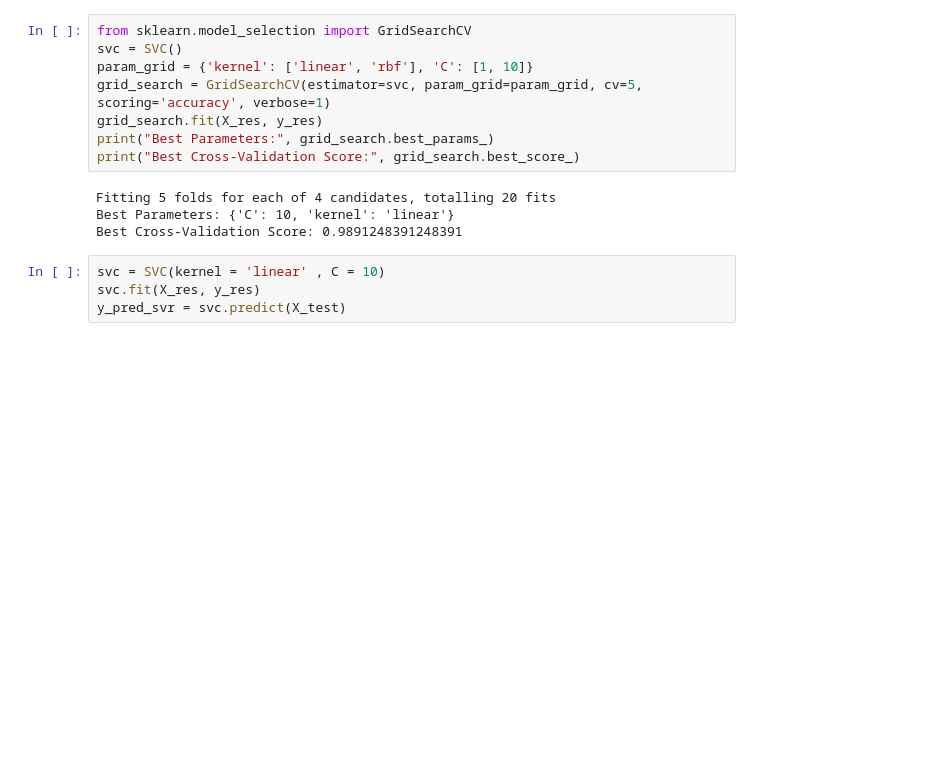
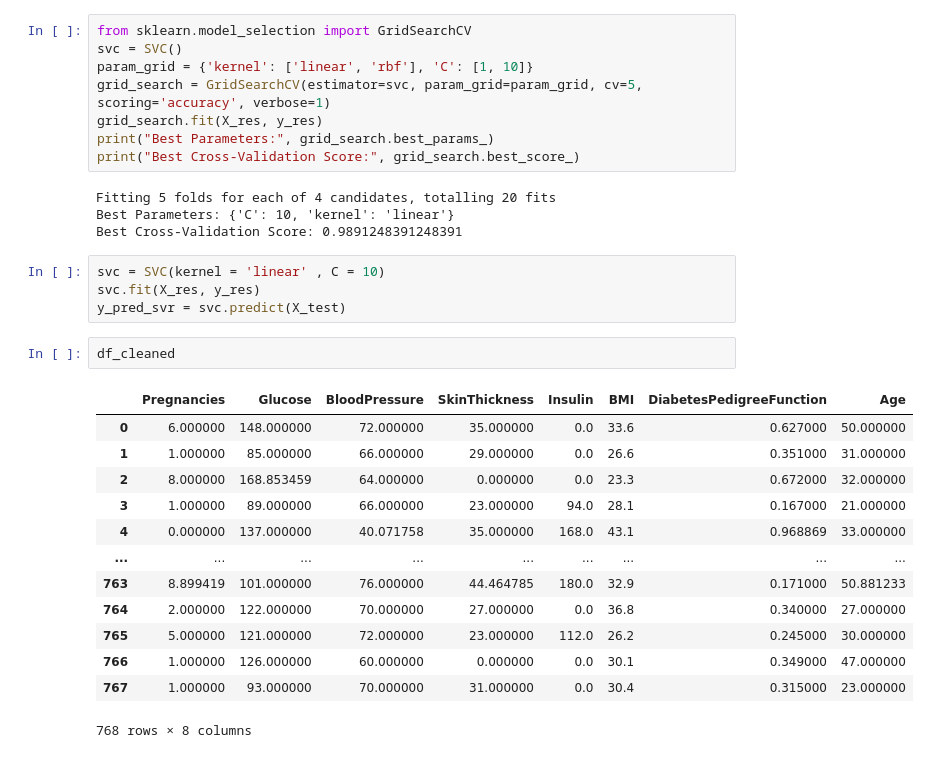
Before and after one commit to YounessBoumeshouli/Analyse_et_Pr-diction_du_Risque_de_Diab-te, a Jupyter notebook: main.ipynb, the cells around one changed output. Cells and saved outputs as stored; diff of their text form; blank space fills up the shorter version.

```diff
--- a/main.ipynb
+++ b/main.ipynb
@@ -964,3 +964,19 @@ Best Cross-Validation Score: 0.9891248391248391
 svc = SVC(kernel = 'linear' , C = 10)
 svc.fit(X_res, y_res)
 y_pred_svr = svc.predict(X_test)
+# %%
+df_cleaned
+# %% [output]
+|  | Pregnancies | Glucose | BloodPressure | SkinThickness | Insulin | BMI | DiabetesPedigreeFunction | Age |
+| 0 | 6.000000 | 148.000000 | 72.000000 | 35.000000 | 0.0 | 33.6 | 0.627000 | 50.000000 |
+| 1 | 1.000000 | 85.000000 | 66.000000 | 29.000000 | 0.0 | 26.6 | 0.351000 | 31.000000 |
+| 2 | 8.000000 | 168.853459 | 64.000000 | 0.000000 | 0.0 | 23.3 | 0.672000 | 32.000000 |
+| 3 | 1.000000 | 89.000000 | 66.000000 | 23.000000 | 94.0 | 28.1 | 0.167000 | 21.000000 |
+| 4 | 0.000000 | 137.000000 | 40.071758 | 35.000000 | 168.0 | 43.1 | 0.968869 | 33.000000 |
+| ... | ... | ... | ... | ... | ... | ... | ... | ... |
+| 763 | 8.899419 | 101.000000 | 76.000000 | 44.464785 | 180.0 | 32.9 | 0.171000 | 50.881233 |
+| 764 | 2.000000 | 122.000000 | 70.000000 | 27.000000 | 0.0 | 36.8 | 0.340000 | 27.000000 |
+| 765 | 5.000000 | 121.000000 | 72.000000 | 23.000000 | 112.0 | 26.2 | 0.245000 | 30.000000 |
+| 766 | 1.000000 | 126.000000 | 60.000000 | 0.000000 | 0.0 | 30.1 | 0.349000 | 47.000000 |
+| 767 | 1.000000 | 93.000000 | 70.000000 | 31.000000 | 0.0 | 30.4 | 0.315000 | 23.000000 |
+768 rows × 8 columns
```
Also changed, not shown: parts of 3 cells of this notebook, 4 other files.
